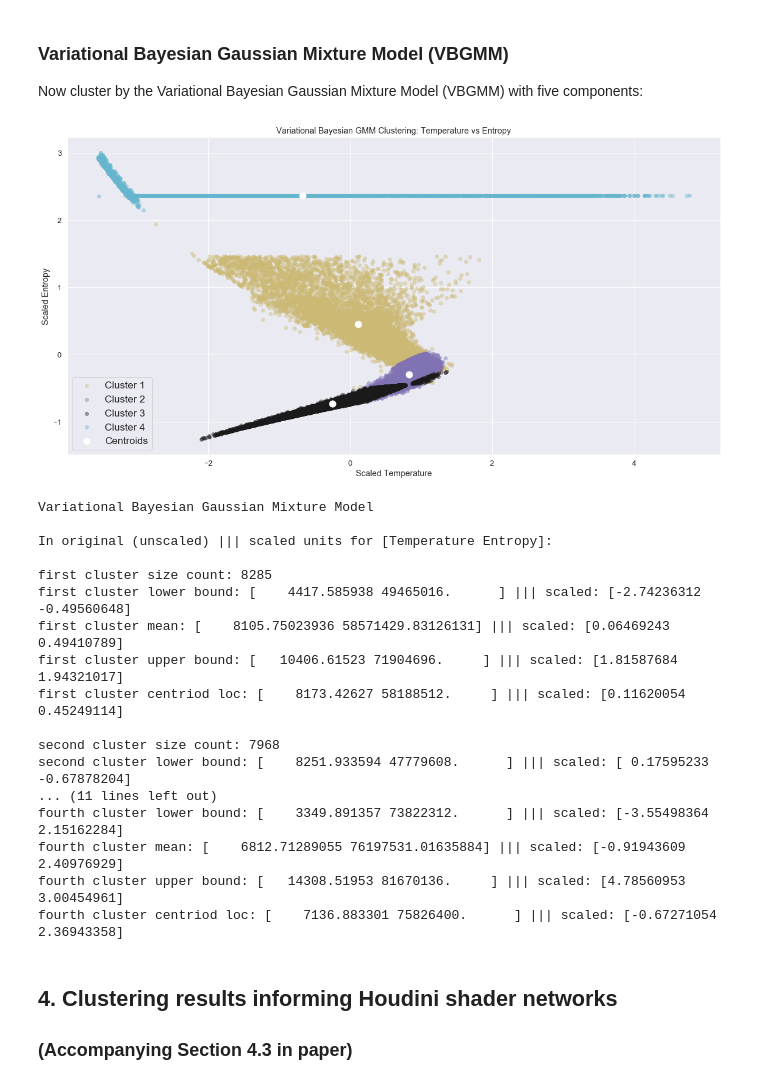
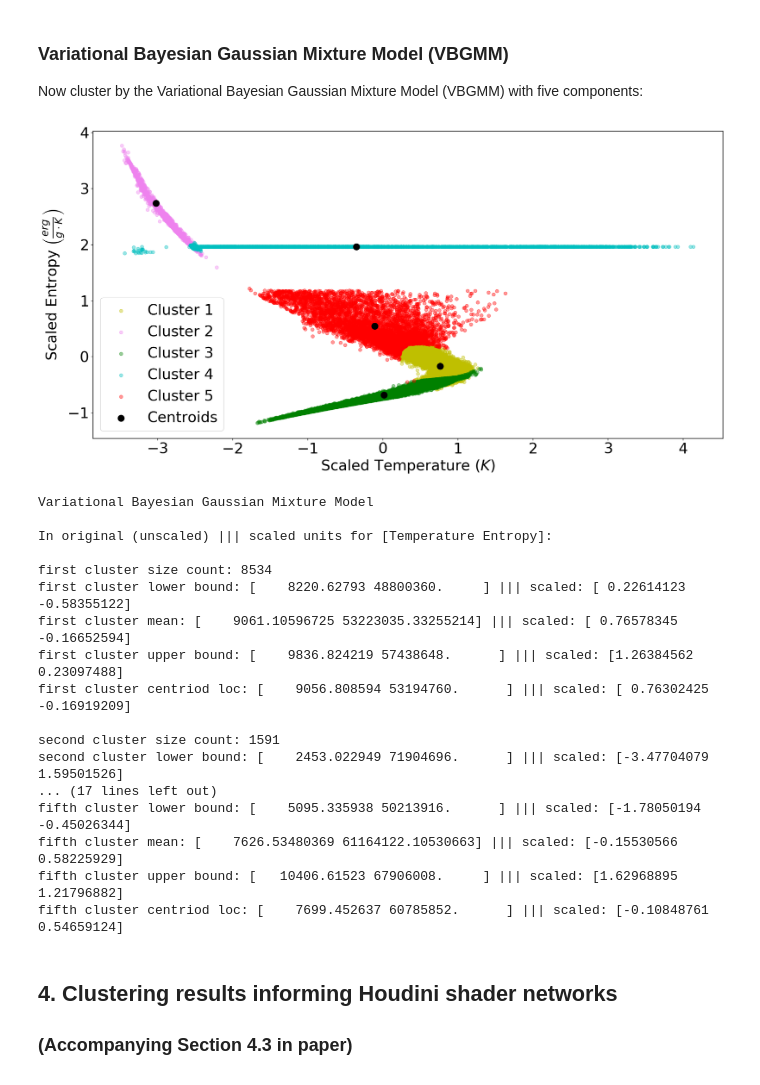
Before and after one commit to patrickaleo/estra, a Jupyter notebook: Notebooks/Estra.ipynb, the cells around one changed output. Cells and saved outputs as stored; diff of their text form; code cells hidden in the pictures.

```diff
--- a/Notebooks/Estra.ipynb
+++ b/Notebooks/Estra.ipynb
@@ -624,46 +623,54 @@ plt.subplots(figsize=(20, 10)) #Make figure size reasonable
 
 # Load our data and find the standard score
 X = temp_and_ent
 X = scaler.fit_transform(X)
 
 # Create our Variational Bayesian GMM (VBGMM) method
-VBGMM = BayesianGaussianMixture(n_components=5, #specify 4 clusters
+VBGMM = BayesianGaussianMixture(n_components=5, #specify 5 clusters
                                 covariance_type='full', #specify covariance matrix for components
                                 max_iter=400, #set high number of iterations to ensure convergence
                                 init_params='kmeans', #initialize weights with kmeans
                                 random_state=42) #Use a new random number generator seeded by 42
 VBGMM.fit(X) # Applying VBGMM clustering
 VBGMM_labels = VBGMM.fit_predict(X) #Labels of each point to distinguish cluster membership
 
 #there's no cluster_centers_ attribute for GMM, so make one
 VBGMM_centers = np.empty(shape=(VBGMM.n_components, X.shape[1]))
 for i in range(VBGMM.n_components):
     density = scipy.stats.multivariate_normal(cov=VBGMM.covariances_[i], mean=VBGMM.means_[i]).logpdf(X)
     VBGMM_centers[i, :] = X[np.argmax(density)]
 
 VBGMM_unique_clusters = np.unique(VBGMM_labels) #find the unique cluster membership labels
-colors = ['y','m','k','c'] #will assign a color per cluster. Add many colors in case it finds many clusters
+colors = ['y','violet','g','c','r'] #will assign a color per cluster. Add many colors in case it finds many clusters
 
 #For each cluster membership label, plot all SPH particles and centriods. Distinguish with different colors
 for i, j in enumerate(VBGMM_unique_clusters):
     xi = [X[:,0][k] for k in range(len(X)) if VBGMM_labels[k] == j]
     yi = [X[:,1][k] for k in range(len(X)) if VBGMM_labels[k] == j]
     plt.scatter(xi, yi, s=35, c=colors[i], alpha=0.4, label='Cluster '+ str(j+1))
-plt.scatter(VBGMM_centers[:,0], VBGMM_centers[:,1], s=125, marker='o', c=['white'], alpha=1.0, label='Centroids')
+plt.scatter(VBGMM_centers[:,0], VBGMM_centers[:,1], s=125, marker='o', c=['black'], alpha=1.0, label='Centroids')
 
 #Plot!
-plt.legend(loc='best', fontsize='xx-large')
-plt.xlabel("Scaled Temperature")
-plt.ylabel("Scaled Entropy")
-plt.title('Variational Bayesian GMM Clustering: Temperature vs Entropy')
+plt.rcParams['axes.linewidth'] = 1.2
+plt.rcParams['axes.labelsize'] = 26
+ax.tick_params(axis='both', which='major', labelsize=26)
+ax.tick_params(axis='both', which='minor', labelsize=26)
+ax.tick_params(labelsize=24)
+plt.legend(loc='best', fontsize=26)
+plt.xlabel(r"Scaled Temperature ($K$)", fontsize=26)
+plt.ylabel(r"Scaled Entropy $\left(\frac{erg}{g \cdot K} \right)$", fontsize=26)
+#plt.title('5-Cluster VBGMM')
 plt.show()
+
+#Save fig!
+#plt.savefig('5clus_VBGMM.jpg', format='jpg', dpi=300, bbox_inches='tight')
 # %% [output]
-[figure, old version]
+[figure, new version]
 # %%
 print('\033[1m' "Variational Bayesian Gaussian Mixture Model \n" '\033[0m')
 print("In original (unscaled) ||| scaled units for [Temperature Entropy]: \n")
 
-cluster_num = ["first", "second", "third", "fourth"] #make sure this corresponds to n_clusters
+cluster_num = ["first", "second", "third", "fourth", "fifth"] #make sure this corresponds to n_clusters
 
 #find useful stats for each cluster
 for clus, i in zip( cluster_num, range(len(VBGMM_unique_clusters)) ):
@@ -689,19 +696,19 @@ Variational Bayesian Gaussian Mixture Model
 
 In original (unscaled) ||| scaled units for [Temperature Entropy]:
 
-first cluster size count: 8285
-first cluster lower bound: [    4417.585938 49465016.      ] ||| scaled: [-2.74236312 -0.49560648]
-first cluster mean: [    8105.75023936 58571429.83126131] ||| scaled: [0.06469243 0.49410789]
-first cluster upper bound: [   10406.61523 71904696.     ] ||| scaled: [1.81587684 1.94321017]
-first cluster centriod loc: [    8173.42627 58188512.     ] ||| scaled: [0.11620054 0.45249114]
+first cluster size count: 8534
+first cluster lower bound: [    8220.62793 48800360.     ] ||| scaled: [ 0.22614123 -0.58355122]
+first cluster mean: [    9061.10596725 53223035.33255214] ||| scaled: [ 0.76578345 -0.16652594]
+first cluster upper bound: [    9836.824219 57438648.      ] ||| scaled: [1.26384562 0.23097488]
+first cluster centriod loc: [    9056.808594 53194760.      ] ||| scaled: [ 0.76302425 -0.16919209]
 
-second cluster size count: 7968
-second cluster lower bound: [    8251.933594 47779608.      ] ||| scaled: [ 0.17595233 -0.67878204]
-... (11 lines left out)
-fourth cluster lower bound: [    3349.891357 73822312.      ] ||| scaled: [-3.55498364  2.15162284]
-fourth cluster mean: [    6812.71289055 76197531.01635884] ||| scaled: [-0.91943609  2.40976929]
-fourth cluster upper bound: [   14308.51953 81670136.     ] ||| scaled: [4.78560953 3.00454961]
-fourth cluster centriod loc: [    7136.883301 75826400.      ] ||| scaled: [-0.67271054  2.36943358]
+second cluster size count: 1591
+second cluster lower bound: [    2453.022949 71904696.      ] ||| scaled: [-3.47704079  1.59501526]
+... (17 lines left out)
+fifth cluster lower bound: [    5095.335938 50213916.      ] ||| scaled: [-1.78050194 -0.45026344]
+fifth cluster mean: [    7626.53480369 61164122.10530663] ||| scaled: [-0.15530566  0.58225929]
+fifth cluster upper bound: [   10406.61523 67906008.     ] ||| scaled: [1.62968895 1.21796882]
+fifth cluster centriod loc: [    7699.452637 60785852.      ] ||| scaled: [-0.10848761  0.54659124]
 # %% [markdown]
 <h2> 4. Clustering results informing Houdini shader networks </h2>
 <h3> (Accompanying Section 4.3 in paper) </h3>
```
Also changed, not shown: parts of 10 cells of this notebook, 3 other files.
